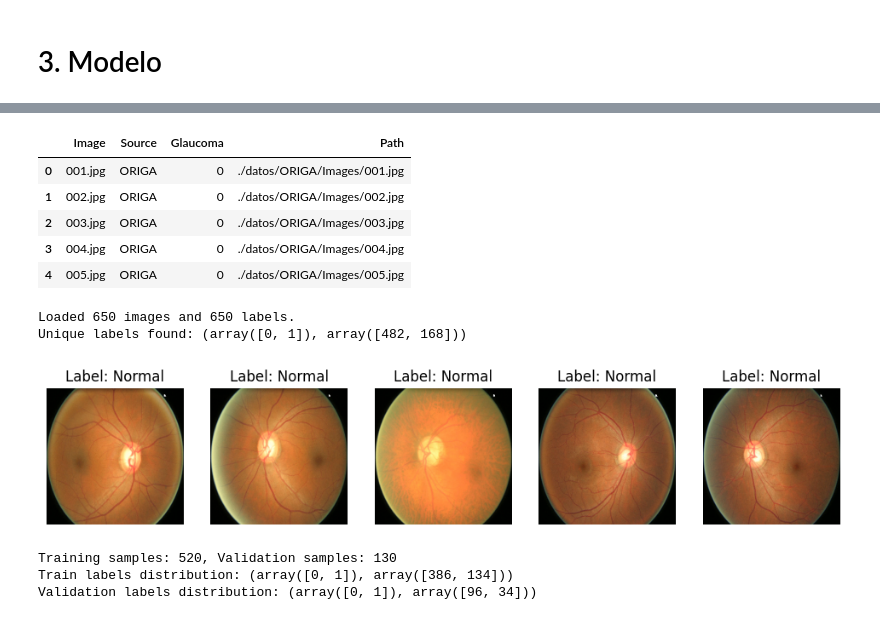
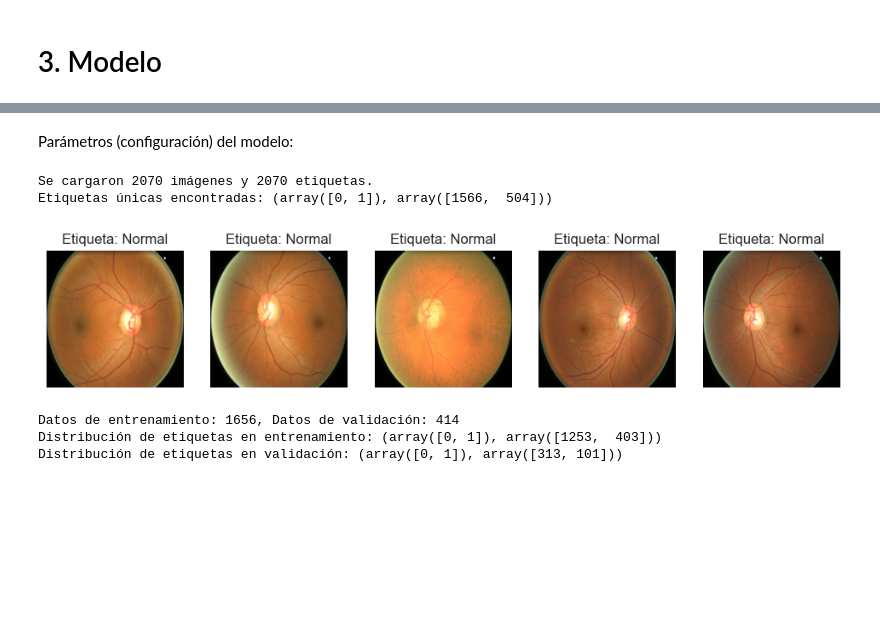
Before and after one commit to edgo1688/MIAA-ICESI-ProyectoIA, a Jupyter notebook: models/InceptionV3.ipynb, the cells around one changed output, grey strips where cells are left out. Saved outputs shown, nothing was run; the diff lists cells and outputs as text; code cells hidden in the pictures; blank space fills up the shorter version.

```diff
--- a/models/InceptionV3.ipynb
+++ b/models/InceptionV3.ipynb
@@ -188,16 +142,15 @@ df_origa = df_origa.rename(columns={'Label': 'Glaucoma'})
 df_refuge_train = df_refuge_train.rename(columns={'ImgName': 'Image','Label': 'Glaucoma'})
 
 #Uno las bases
-df_glacuoma = pd.concat([df_origa[['Image', 'Source', 'Glaucoma']]
-                      #,df_g1020[['Image', 'Source', 'Glaucoma']]
-                      #,df_refuge_train[['Image', 'Source', 'Glaucoma']]
-                      #,df_icesi[['Image', 'Source', 'Glaucoma']]
+df_glaucoma = pd.concat([df_origa[['Image', 'Source', 'Glaucoma']]
+                      ,df_g1020[['Image', 'Source', 'Glaucoma']]
+                      ,df_refuge_train[['Image', 'Source', 'Glaucoma']]
                       ],
                       ignore_index=True)
 
 
-conteo = df_glacuoma.groupby('Source').size().reset_index(name='Cantidad')
+conteo = df_glaucoma.groupby('Source').size().reset_index(name='Cantidad')
 print(conteo)
 
-df_glacuoma.head
+df_glaucoma.head
 # %% [output]
@@ -273,10 +218,10 @@ def get_image_path(row):
         return None  # En caso de que no coincida con ninguna base
 
 # Aplicar la función a cada fila para crear la columna 'Path'
-df_glacuoma['Path'] = df_glacuoma.apply(get_image_path, axis=1)
+df_glaucoma['Path'] = df_glaucoma.apply(get_image_path, axis=1)
 
 # Verificar los resultados
 
-df_glacuoma[df_glacuoma["Source"] == "REFUGE"].head()
+df_glaucoma[df_glaucoma["Source"] == "REFUGE"].head()
 # %% [output]
 |  | Image | Source | Glaucoma | Path |
@@ -671,9 +248,0 @@ Pendiente a implementar
-# %%
-df_glacuoma.head()
-# %% [output]
-|  | Image | Source | Glaucoma | Path |
-| 0 | 001.jpg | ORIGA | 0 | ./datos/ORIGA/Images/001.jpg |
-| 1 | 002.jpg | ORIGA | 0 | ./datos/ORIGA/Images/002.jpg |
-| 2 | 003.jpg | ORIGA | 0 | ./datos/ORIGA/Images/003.jpg |
-| 3 | 004.jpg | ORIGA | 0 | ./datos/ORIGA/Images/004.jpg |
-| 4 | 005.jpg | ORIGA | 0 | ./datos/ORIGA/Images/005.jpg |
@@ -689,39 +249,43 @@ from tensorflow.keras.optimizers import Adam
+# %% [markdown]
+Parámetros (configuración) del modelo:
 # %%
-# --- Configuration ---
-IMG_WIDTH, IMG_HEIGHT = 256, 256  # InceptionV3 default input size
+# --- Configuración del modelo InceptionV3 ---
+IMG_WIDTH, IMG_HEIGHT = 299, 299  # Dimensiones de entrada para InceptionV3
+
+# --- Parámetros de entrenamiento ---
 BATCH_SIZE = 16
-EPOCHS = 30 # Adjust as needed
+EPOCHS = 30
 LEARNING_RATE = 1e-4
 # %%
 try:
-    all_image_paths = df_glacuoma["Path"].values
-    all_labels = df_glacuoma["Glaucoma"].values
+    all_image_paths = df_glaucoma["Path"].values
+    all_labels = df_glaucoma["Glaucoma"].values
 
-    print(f"Loaded {len(all_image_paths)} images and {len(all_labels)} labels.")
-    print(f"Unique labels found: {np.unique(all_labels, return_counts=True)}")
+    print(f"Se cargaron {len(all_image_paths)} imágenes y {len(all_labels)} etiquetas.")
+    print(f"Etiquetas únicas encontradas: {np.unique(all_labels, return_counts=True)}")
 
-    # --- Sanity check: Display a few images with their labels ---
+    # Visualización de algunas imágenes y sus etiquetas
     plt.figure(figsize=(12, 6))
     for i in range(min(5, len(all_image_paths))):
         plt.subplot(1, 5, i + 1)
         img = load_img(all_image_paths[i], target_size=(IMG_WIDTH, IMG_HEIGHT))
         plt.imshow(img)
-        plt.title(f"Label: {'Glaucoma' if all_labels[i] == 1 else 'Normal'}")
+        plt.title(f"Etiqueta: {'Glaucoma' if all_labels[i] == 1 else 'Normal'}")
         plt.axis("off")
     plt.show()
 
 except FileNotFoundError as e:
     print(f"Error: {e}")
-    print("Please ensure ORIGA_IMAGES_DIR and ORIGA_GLAUCOMA_LABELS_TXT are set correctly.")
-    all_image_paths, all_labels = [], [] # Avoid further errors
+    print("Por favor asegúrese de que ORIGA_IMAGES_DIR y ORIGA_GLAUCOMA_LABELS_TXT estén configurados correctamente.")
+    all_image_paths, all_labels = [], [] # Evitar errores posteriores
 
 if not all_image_paths.any() or not all_labels.any():
-    print("No image paths or labels found. Please check the data loading process.")
-    print("This may be due to missing or incorrectly specified data files.")
-    print("Exiting the script.")
+    print("No se encontraron rutas de imágenes o etiquetas. Por favor revise el proceso de carga de datos.")
+    print("Esto puede deberse a archivos de datos faltantes o mal especificados.")
+    print("Saliendo del script.")
     exit()
 # %% [output]
-Loaded 650 images and 650 labels.
-Unique labels found: (array([0, 1]), array([482, 168]))
+Se cargaron 2070 imágenes y 2070 etiquetas.
+Etiquetas únicas encontradas: (array([0, 1]), array([1566,  504]))
-[figure, old version]
+[figure, new version]
 # %%
@@ -736,12 +299,12 @@ train_paths, val_paths, train_labels, val_labels = train_test_split(
 )
 # %%
-print(f"Training samples: {len(train_paths)}, Validation samples: {len(val_paths)}")
-print(f"Train labels distribution: {np.unique(train_labels, return_counts=True)}")
-print(f"Validation labels distribution: {np.unique(val_labels, return_counts=True)}")
+print(f"Datos de entrenamiento: {len(train_paths)}, Datos de validación: {len(val_paths)}")
+print(f"Distribución de etiquetas en entrenamiento: {np.unique(train_labels, return_counts=True)}")
+print(f"Distribución de etiquetas en validación: {np.unique(val_labels, return_counts=True)}")
 # %% [output]
-Training samples: 520, Validation samples: 130
-Train labels distribution: (array([0, 1]), array([386, 134]))
-Validation labels distribution: (array([0, 1]), array([96, 34]))
+Datos de entrenamiento: 1656, Datos de validación: 414
+Distribución de etiquetas en entrenamiento: (array([0, 1]), array([1253,  403]))
+Distribución de etiquetas en validación: (array([0, 1]), array([313, 101]))
 # %%
 def load_and_preprocess_image(path, label):
     image = tf.io.read_file(path)
```
Also changed, not shown: parts of 80 cells of this notebook.
